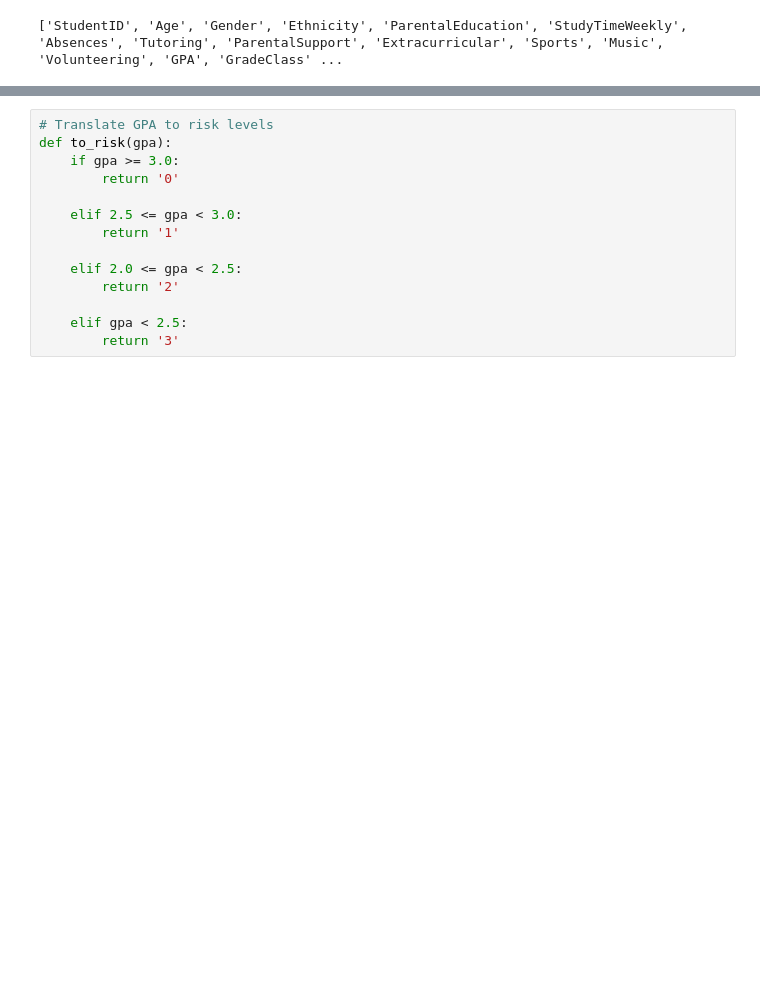
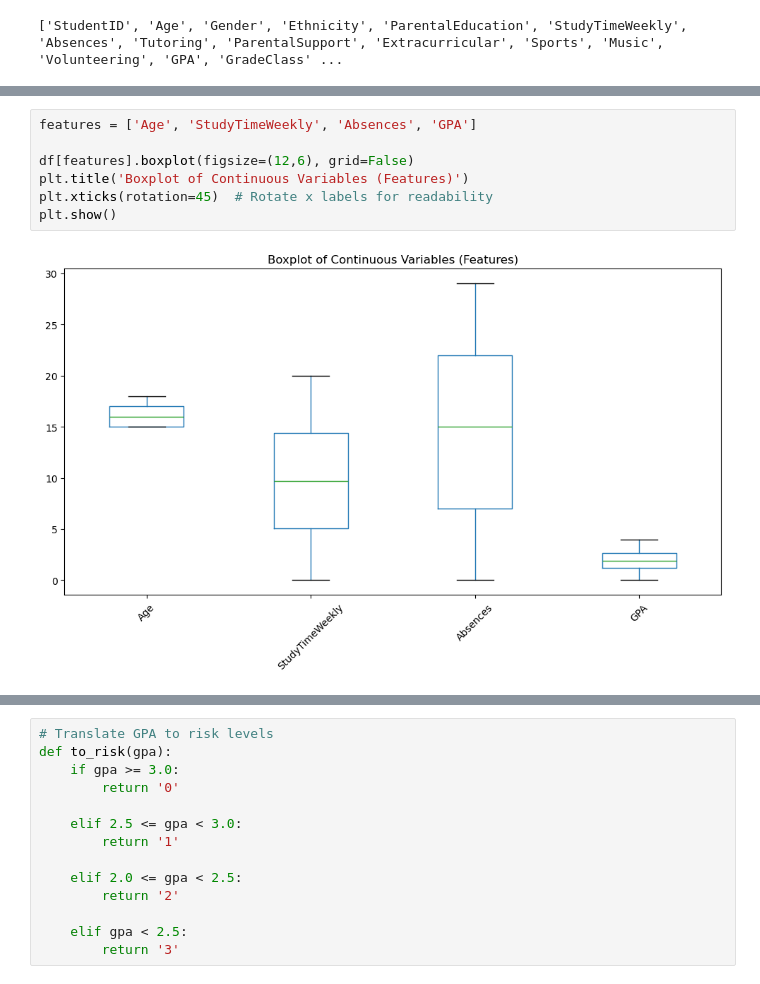
Before and after one commit to nayc-599/Student-Risk-Prediction, a Jupyter notebook: Notebook.ipynb, the cells around one changed output, grey strips where cells are left out. Drawn from its saved outputs; the diff is of its cells as text; blank space fills up the shorter version.

```diff
--- a/Notebook.ipynb
+++ b/Notebook.ipynb
@@ -26,3 +33,12 @@ df.describe()
 | 50% | 2196.500000 | 16.000000 | 1.000000 | 0.000000 | 2.000000 | 9.705363 | 15.000000 | 0.000000 | ... |
 | 75% | 2794.250000 | 17.000000 | 1.000000 | 2.000000 | 2.000000 | 14.408410 | 22.000000 | 1.000000 | ... |
 | max | 3392.000000 | 18.000000 | 1.000000 | 3.000000 | 4.000000 | 19.978094 | 29.000000 | 1.000000 | ... |
+# %%
+features = ['Age', 'StudyTimeWeekly', 'Absences', 'GPA']
+
+df[features].boxplot(figsize=(12,6), grid=False)
+plt.title('Boxplot of Continuous Variables (Features)')
+plt.xticks(rotation=45)  # Rotate x labels for readability
+plt.show()
+# %% [output]
+[figure, added]
```
Also changed, not shown: parts of 29 cells of this notebook, 1 other file.
